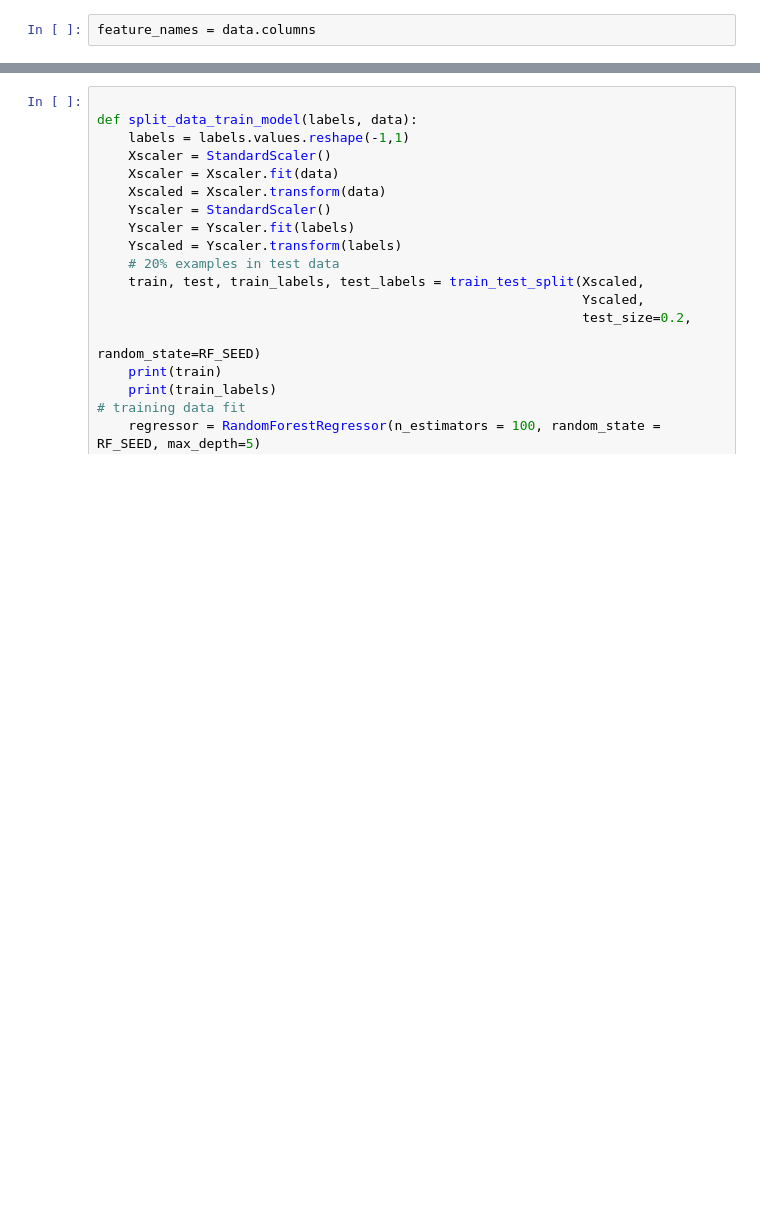
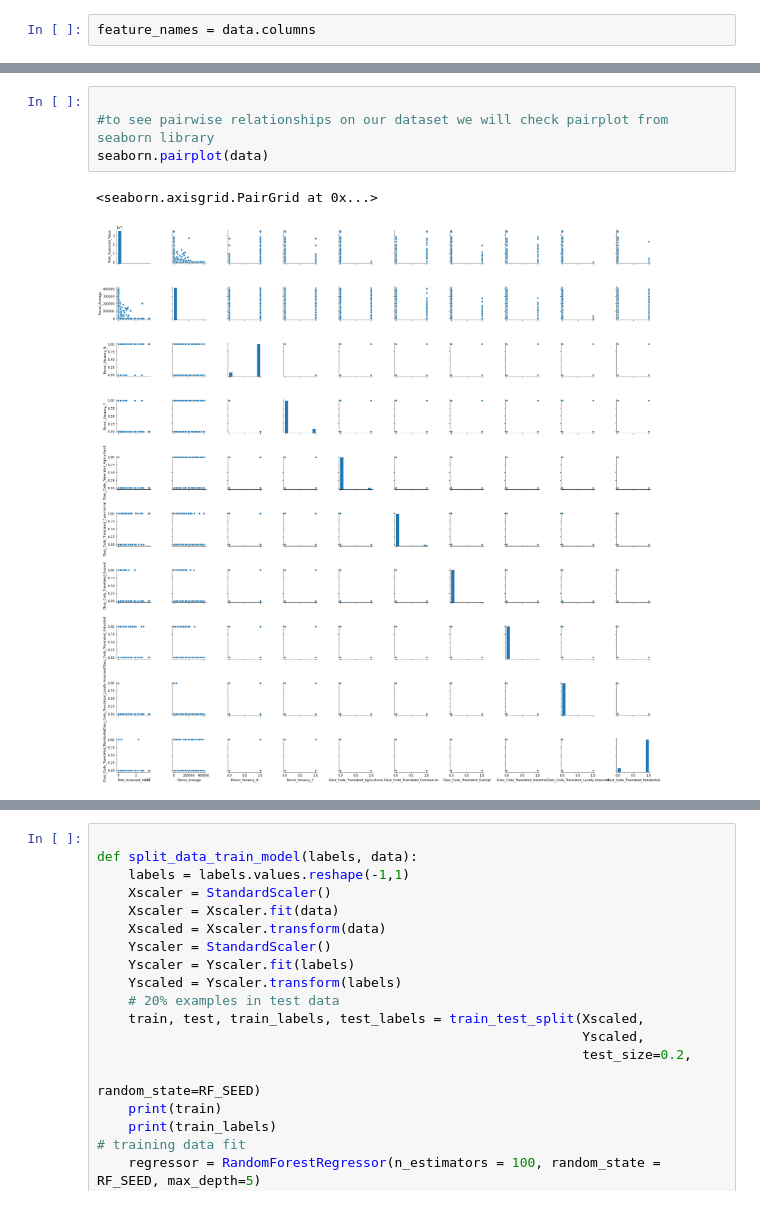
Before and after one commit to MaxBrowning/butler-project3-groupD, a Jupyter notebook: RandomForestRegressor.ipynb, the cells around one changed output, grey strips where cells are left out. Cells and saved outputs as stored; diff of their text form; blank space fills up the shorter version.

```diff
--- a/RandomForestRegressor.ipynb
+++ b/RandomForestRegressor.ipynb
@@ -189,0 +227,7 @@ feature_names = data.columns
+# %%
+
+#to see pairwise relationships on our dataset we will check pairplot from seaborn library
+seaborn.pairplot(data)
+# %% [output]
+<seaborn.axisgrid.PairGrid at 0x...>
+[figure, added]
```
Also changed, not shown: parts of 5 cells of this notebook, 1 other file.
